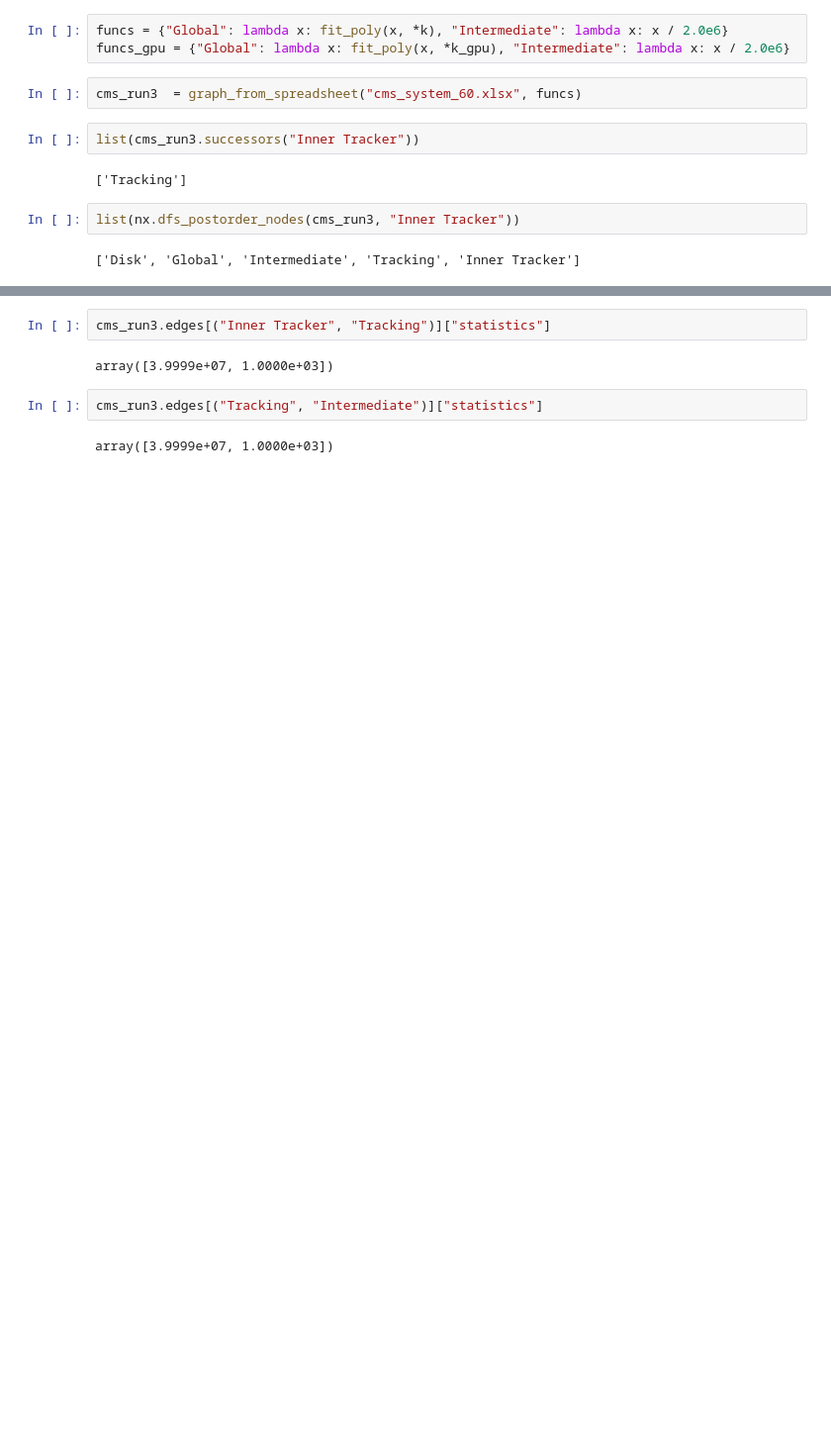
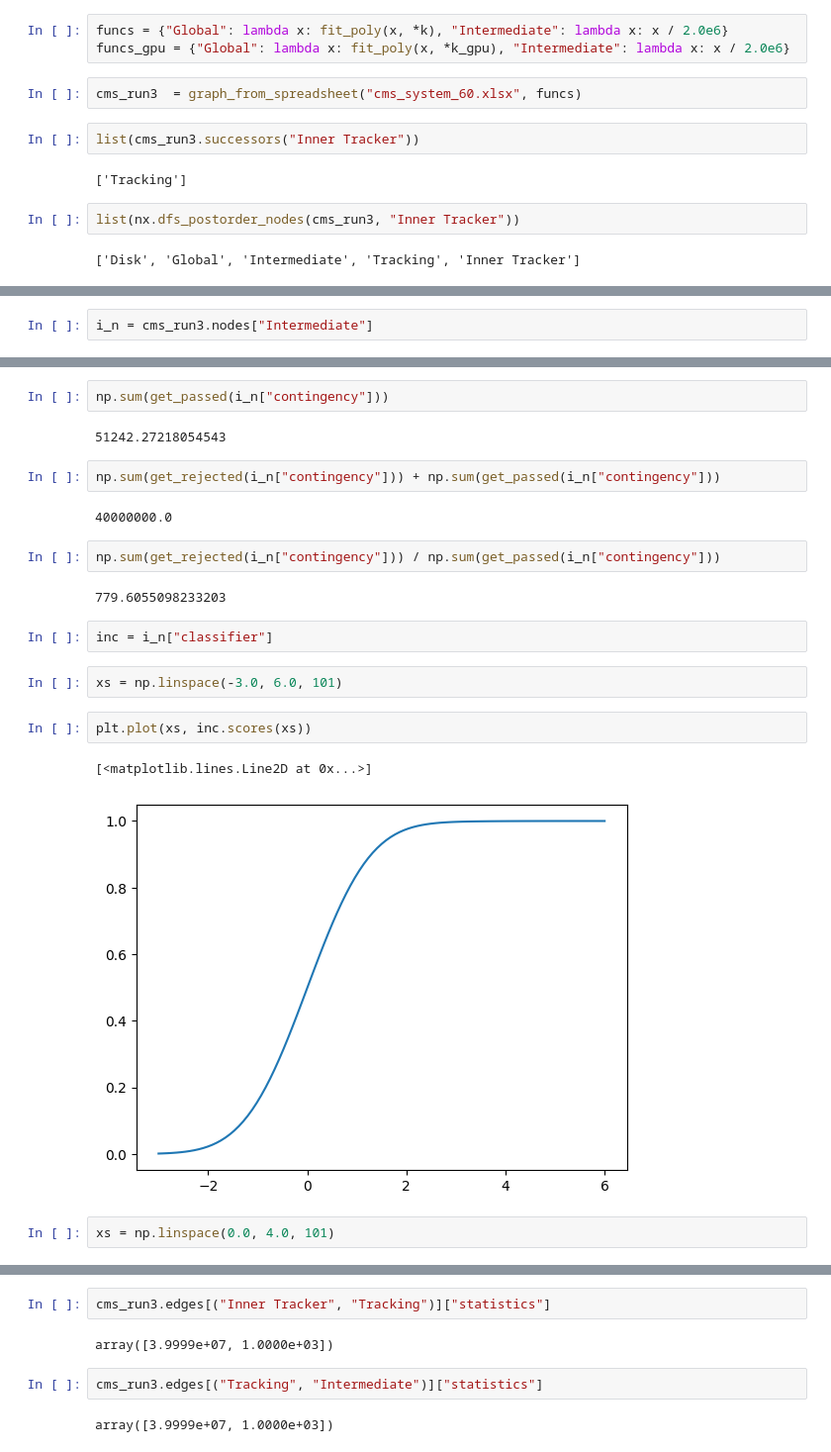
Before and after one commit to wilkieolin/system_flow, a Jupyter notebook: cms.ipynb, the cells around one changed output, grey strips where cells are left out. Shown at 99% size. Saved outputs shown, nothing was run; the diff lists cells and outputs as text; blank space fills up the shorter version.

Commit message:
fixing classifier data model

```diff
--- a/cms.ipynb
+++ b/cms.ipynb
@@ -86,0 +62,2 @@ def propagate_statistics(graph: nx.classes.digraph, node_name: str):
+# %%
+i_n = cms_run3.nodes["Intermediate"]
@@ -86,0 +106,23 @@ def propagate_statistics(graph: nx.classes.digraph, node_name: str):
+# %%
+np.sum(get_passed(i_n["contingency"]))
+# %% [output]
+51242.27218054543
+# %%
+np.sum(get_rejected(i_n["contingency"])) + np.sum(get_passed(i_n["contingency"]))
+# %% [output]
+40000000.0
+# %%
+np.sum(get_rejected(i_n["contingency"])) / np.sum(get_passed(i_n["contingency"]))
+# %% [output]
+779.6055098233203
+# %%
+inc = i_n["classifier"]
+# %%
+xs = np.linspace(-3.0, 6.0, 101)
+# %%
+plt.plot(xs, inc.scores(xs))
+# %% [output]
+[<matplotlib.lines.Line2D at 0x...>]
+[figure, added]
+# %%
+xs = np.linspace(0.0, 4.0, 101)
```
Also changed, not shown: parts of 48 cells of this notebook, 5 other files.
